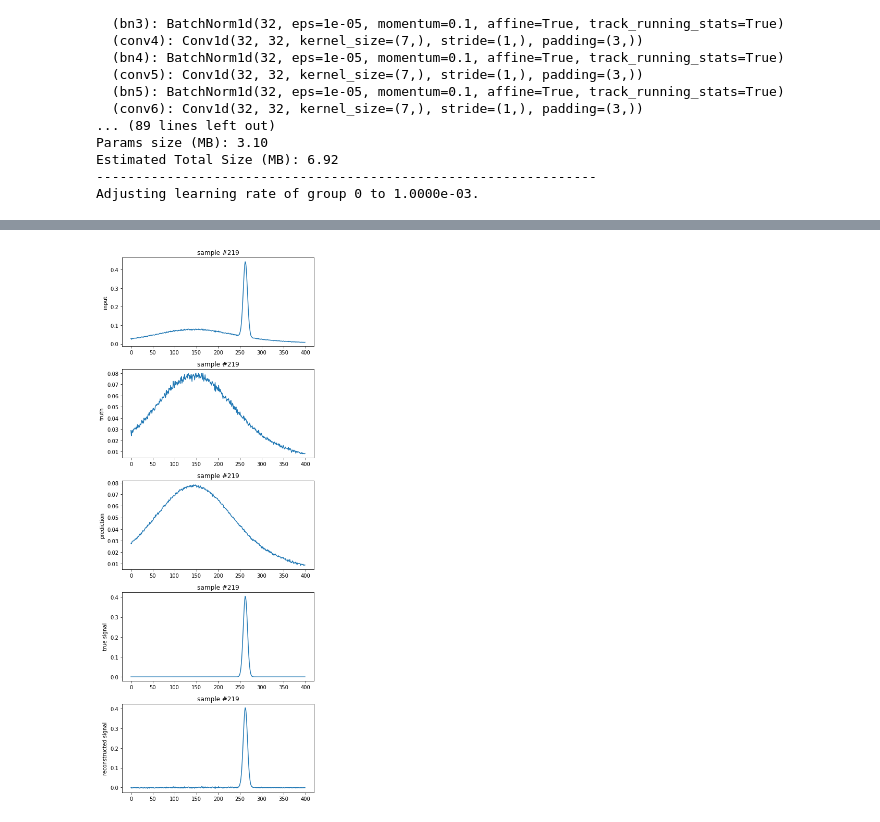
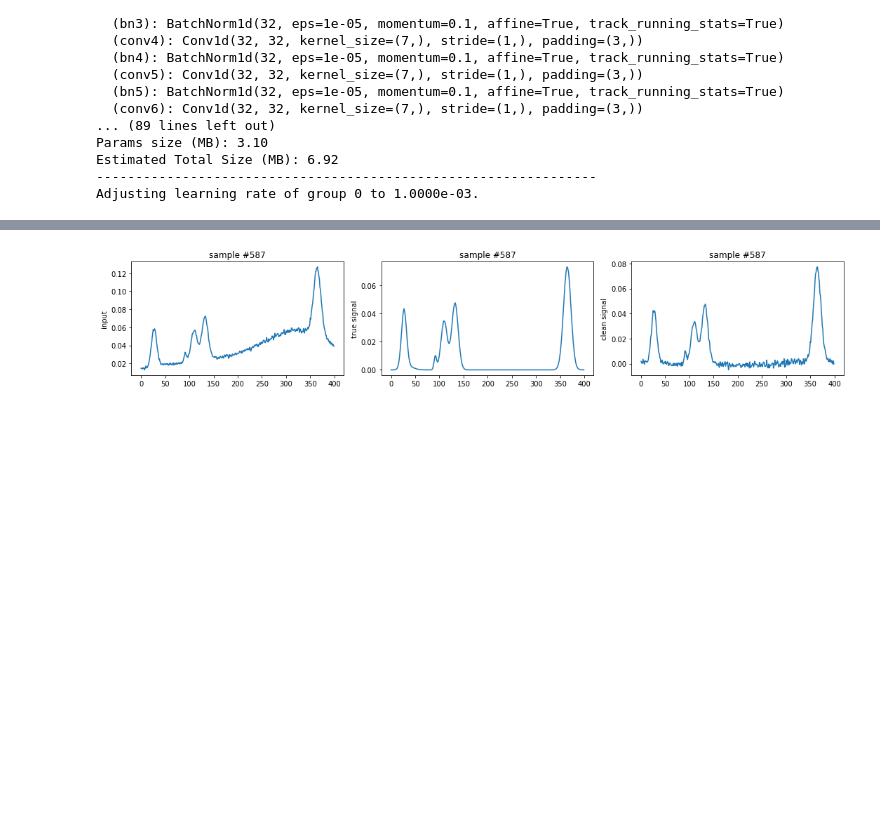
Before and after one commit to FrankJRix/ProgettoML, a Jupyter notebook: Progetto1_SRS_franco_risi_1620118.ipynb, the cells around one changed output, grey strips where cells are left out. Cells and saved outputs as stored; diff of their text form; code cells hidden in the pictures; blank space fills up the shorter version.

```diff
--- a/Progetto1_SRS_franco_risi_1620118.ipynb
+++ b/Progetto1_SRS_franco_risi_1620118.ipynb
@@ -47,16 +50,16 @@ def PSNR2(I, K, max_v):
     return 10 * np.log10(max_v**2 / np.square(np.subtract(I, K)).mean())
 
 def save_comparison_plot(vectors, index, figsize=(0,0), labels=[]):
-    rows = len(vectors)
+    cols = len(vectors)
     if figsize == (0,0):
-        figsize = (6,rows*3)
+        figsize = (5*cols,3)
 
     figure = plt.figure(figsize=figsize)
     sample_idx = index
 
     for j in range(len(vectors)):
         img = vectors[j][sample_idx].squeeze()
-        figure.add_subplot(rows, 1, j+1)
+        figure.add_subplot(1, cols, j+1)
         plt.title(f'sample #{sample_idx}')
         if labels and len(labels) == len(vectors):
             plt.ylabel(labels[j])
@@ -548,9 +549,9 @@ comparison_plot((inputs, truth, predictions, true_signal, reconstructed_signal),
 # %%
 # save plots
 
-i = 219
-#save_comparison_plot((inputs, truth, predictions, true_signal, reconstructed_signal), i, labels=["input","truth","prediction","true signal","reconstructed signal"])
+i = 587
+save_comparison_plot((inputs, true_signal, reconstructed_signal), i, labels=["input","true signal","clean signal"])
 # %% [output]
-[figure, old version]
+[figure, new version]
 # %%
 #!zip -r plots.zip plots
```
Also changed, not shown: parts of 7 cells of this notebook.
